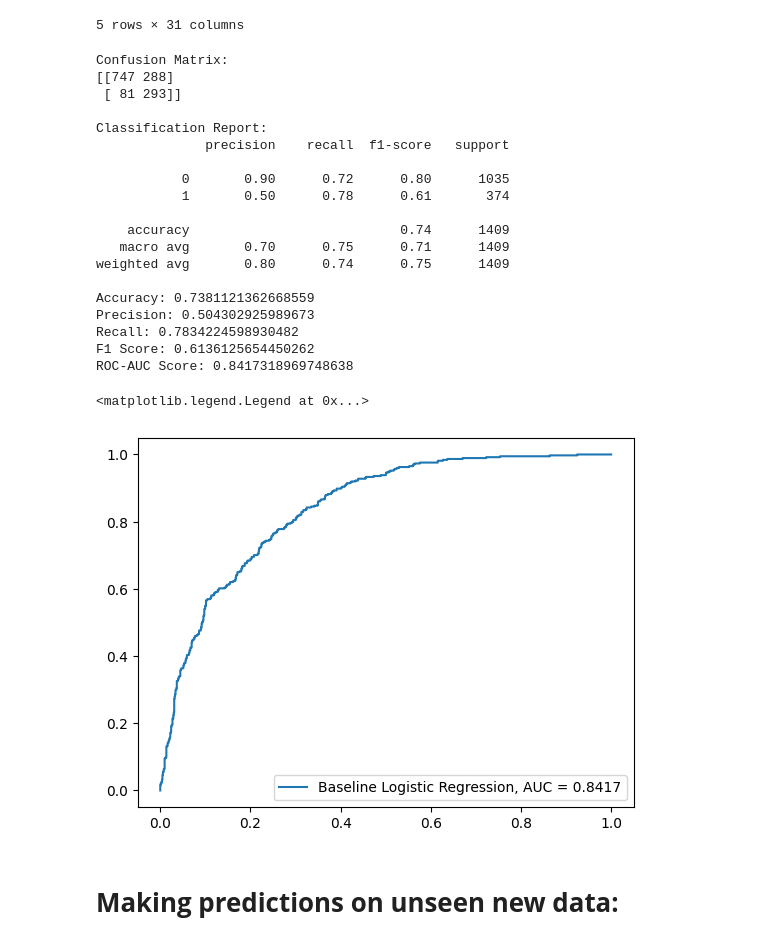
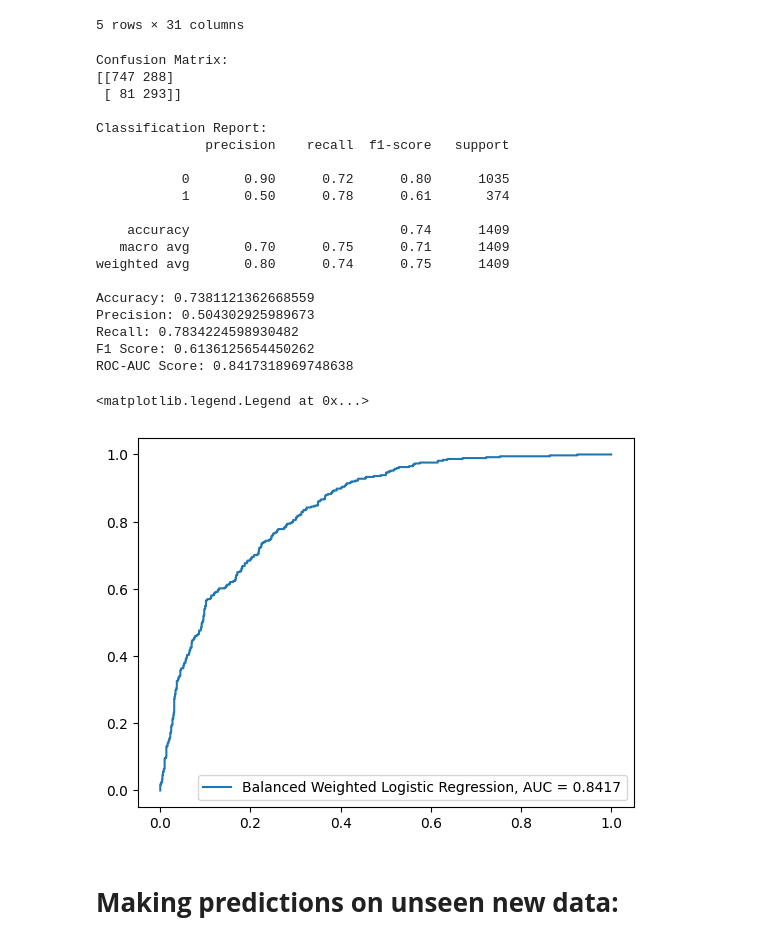
Before and after one commit to karanhindocha/AI-ML-DS-portfolio, a Jupyter notebook: Customer_Churn_Logistic_Regression/Logistic_Regression_Customer_Churn.ipynb, the cells around one changed output. Cells and saved outputs as stored; diff of their text form; code cells hidden in the pictures.

```diff
--- a/Customer_Churn_Logistic_Regression/Logistic_Regression_Customer_Churn.ipynb
+++ b/Customer_Churn_Logistic_Regression/Logistic_Regression_Customer_Churn.ipynb
@@ -723,35 +723,35 @@ print("Accuracy:", accuracy_score(y_test, y_pred))
 print("Precision:", precision_score(y_test, y_pred))
 print("Recall:", recall_score(y_test, y_pred))
 print("F1 Score:", f1_score(y_test, y_pred))
 print("ROC-AUC Score:", roc_auc_score(y_test, y_prob))
 
 from sklearn import metrics
 fpr, tpr, _ = metrics.roc_curve(y_test, y_prob)
 auc = round(metrics.roc_auc_score(y_test, y_prob), 4)
-plt.plot(fpr,tpr,label = "Baseline Logistic Regression, AUC = "+str(auc))
+plt.plot(fpr,tpr,label = "Balanced Weighted Logistic Regression, AUC = "+str(auc))
 plt.legend()
 # %% [output]
 Confusion Matrix:
 [[747 288]
  [ 81 293]]
 
 Classification Report:
               precision    recall  f1-score   support
 
            0       0.90      0.72      0.80      1035
            1       0.50      0.78      0.61       374
 
     accuracy                           0.74      1409
    macro avg       0.70      0.75      0.71      1409
 weighted avg       0.80      0.74      0.75      1409
 
 Accuracy: 0.7381121362668559
 Precision: 0.504302925989673
 Recall: 0.7834224598930482
 F1 Score: 0.6136125654450262
 ROC-AUC Score: 0.8417318969748638
 <matplotlib.legend.Legend at 0x...>
-[figure, old version]
+[figure, new version]
 # %% [markdown]
 # **Making predictions on unseen new data:**
 # %%
```
Also changed, not shown: parts of 1 cell of this notebook.
